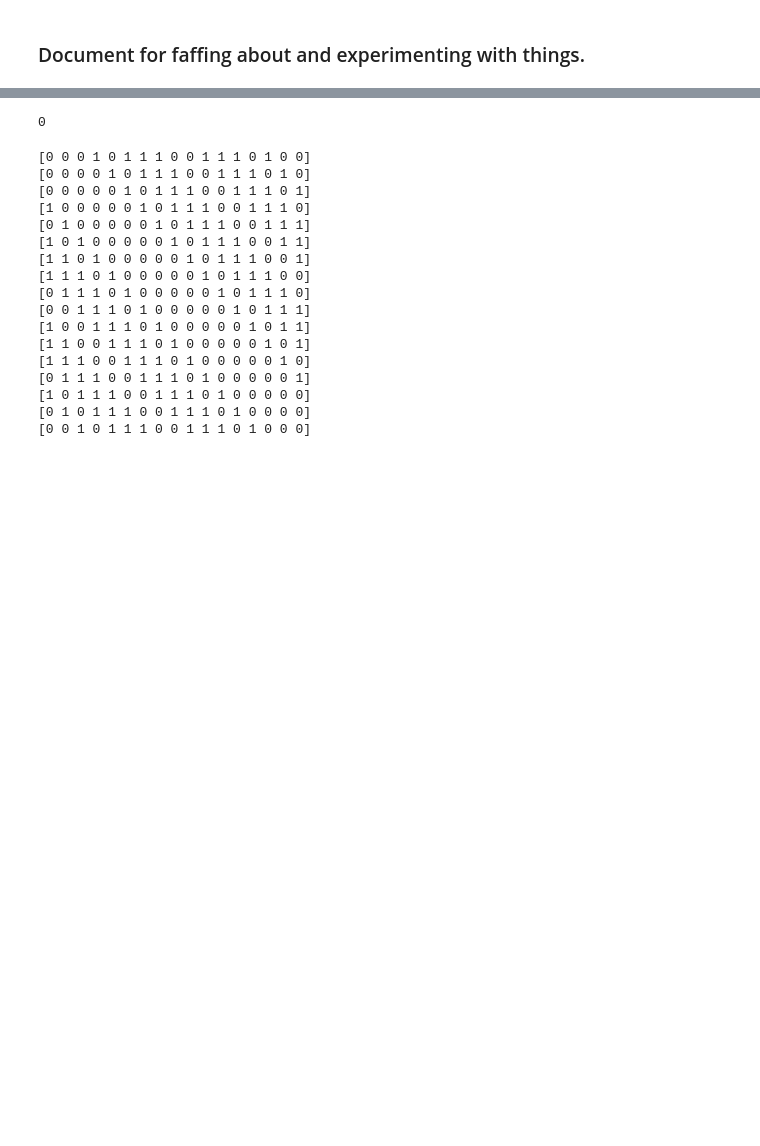
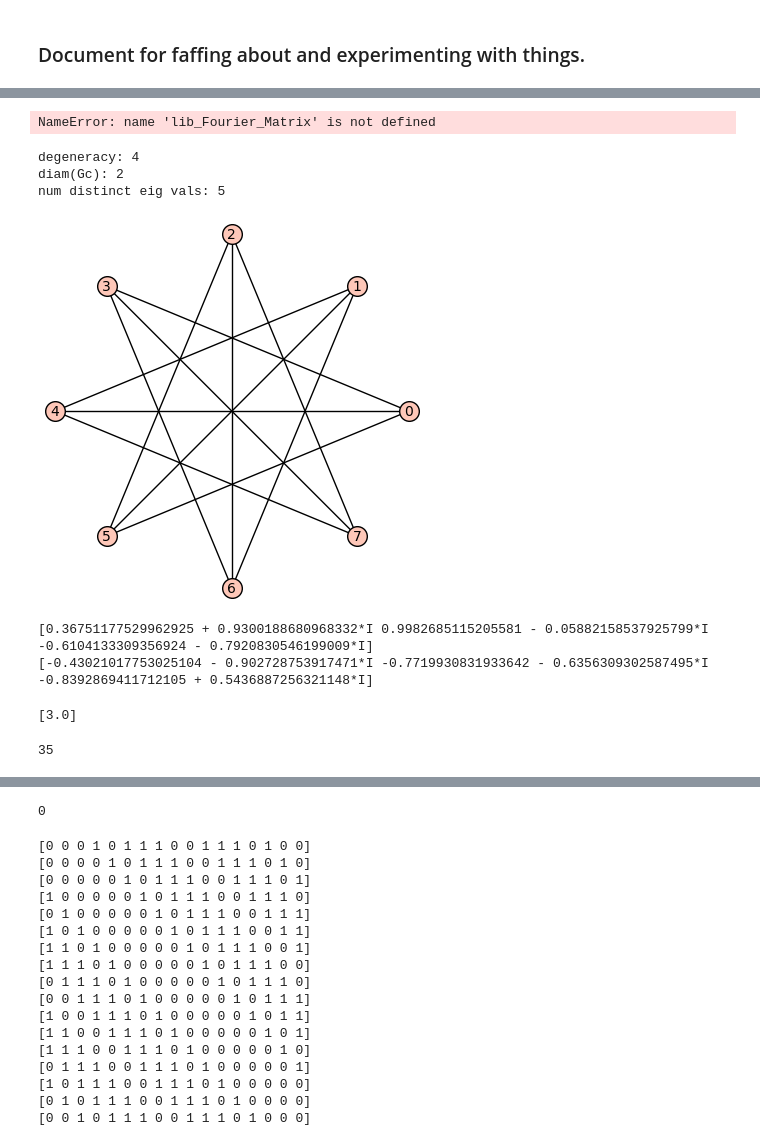
Before and after one commit to TessCollins/Graph_Research, a Jupyter notebook: testing.ipynb, the cells around one changed output, grey strips where cells are left out. Drawn from its saved outputs; the diff is of its cells as text; code cells hidden in the pictures; blank space fills up the shorter version.

```diff
--- a/testing.ipynb
+++ b/testing.ipynb
@@ -4,0 +486,49 @@
+# %%
+dI=6*identity_matrix(6)
+dI.eigenvalues()
+F=Matrix(lib_Fourier_Matrix(6))
+
+N=M.conjugate_transpose()*M
+WoA=N-dI
+print(WoA.eigenvalues())
+print(dI.eigenvalues())
+print(N.eigenvalues())
+# %% [output]
+NameError: name 'lib_Fourier_Matrix' is not defined
+# %%
+G=graphs.CirculantGraph(8,[1,2])
+Gc=G.complement()
+A=G.adjacency_matrix()
+print('degeneracy:',lib_degen_find(G))
+print('diam(Gc):',Gc.diameter())
+print('num distinct eig vals:',len(list(set(A.eigenvalues()))))
+Gc.show()
+# %% [output]
+degeneracy: 4
+diam(Gc): 2
+num distinct eig vals: 5
+[figure, added]
+# %%
+a=Matrix(lib_flat_vec(3))
+b=Matrix(lib_flat_vec(3))
+print(a)
+print(b)
+a*a.conjugate_transpose()
+# %% [output]
+[0.36751177529962925 + 0.9300188680968332*I 0.9982685115205581 - 0.05882158537925799*I -0.6104133309356924 - 0.7920830546199009*I]
+[-0.43021017753025104 - 0.902728753917471*I -0.7719930831933642 - 0.6356309302587495*I -0.8392869411712105 + 0.5436887256321148*I]
+[3.0]
+# %%
+G=graphs.JohnsonGraph(7,4)
+# A=G.adjacency_matrix()
+# print(matrix.identity(2))
+# # print(A)
+# Graph(A)
+# # G.complement()
+# print(G.chromatic_number())
+# print(lib_spectral_lower_bounds(G))
+# # G.show()
+
+len(G.vertices())
+# %% [output]
+35
```
Also changed, not shown: parts of 22 cells of this notebook, 1 other file.
